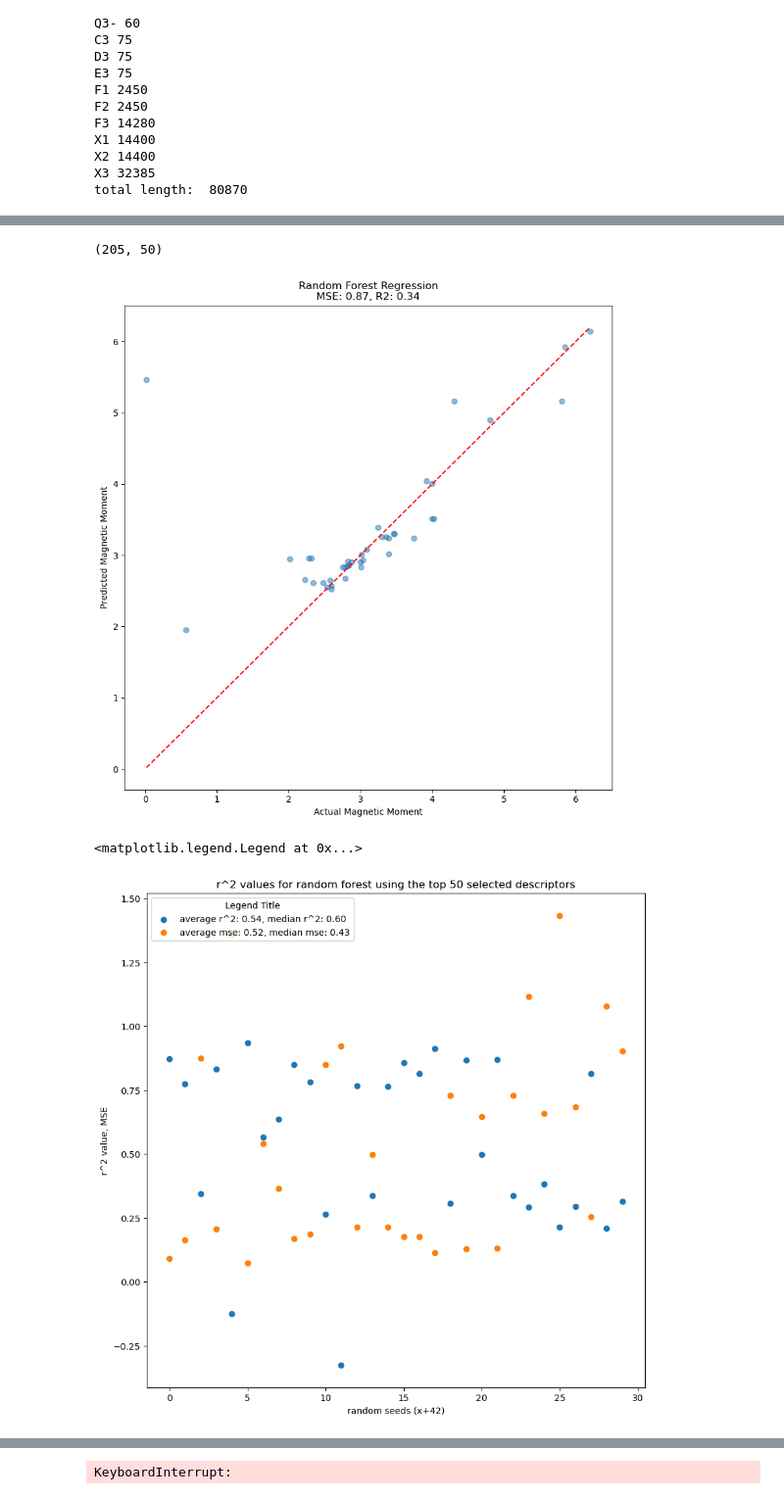
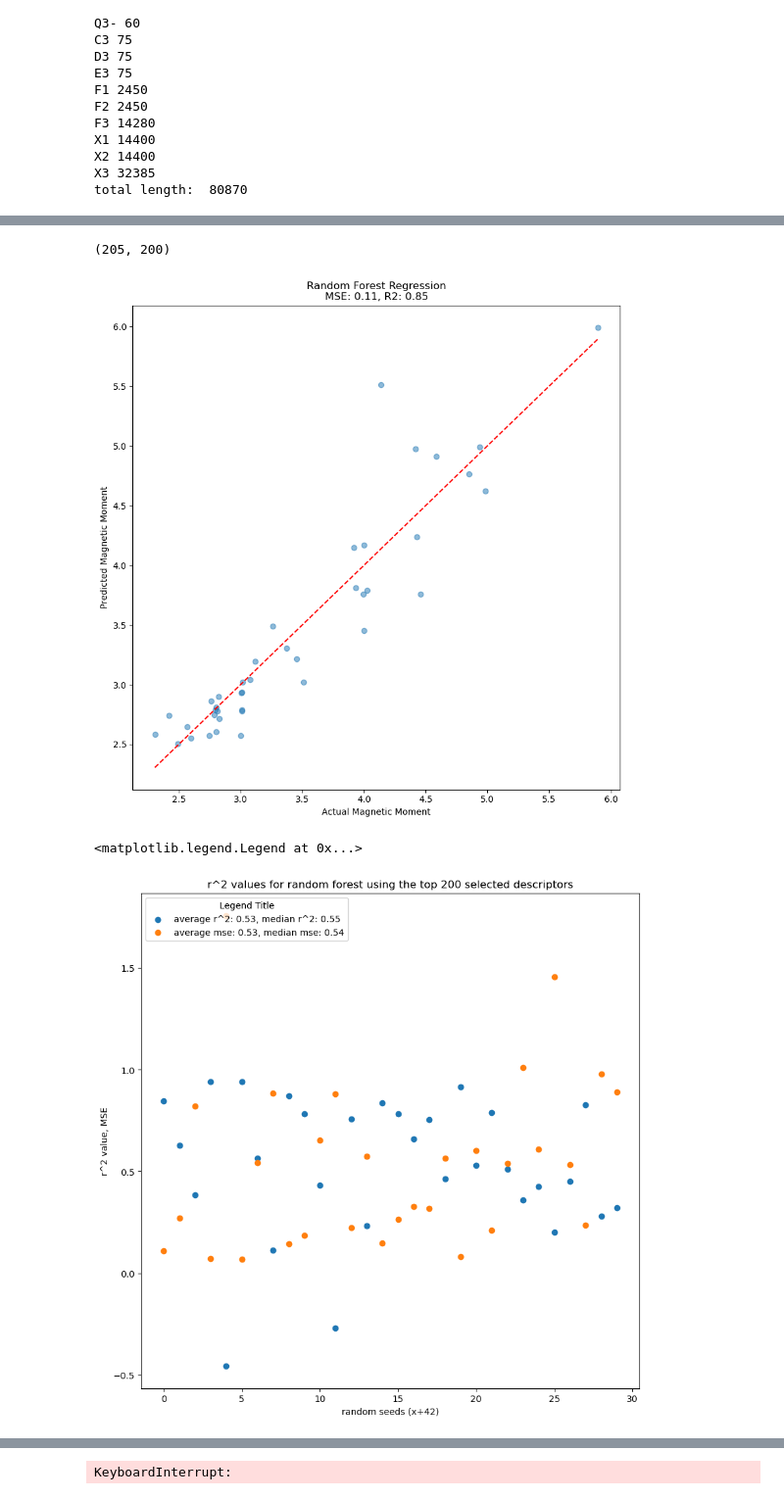
Before and after one commit to erikswanke/2d-Material-Science, a Jupyter notebook: critical role descriptor.ipynb, the cells around one changed output, grey strips where cells are left out. Shown at 98% size. Cells and saved outputs as stored; diff of their text form; code cells hidden in the pictures.

```diff
--- a/critical role descriptor.ipynb
+++ b/critical role descriptor.ipynb
@@ -557,7 +494,7 @@ y = df4['magnetic_moment']
 
 # Create a LassoCV model
 #aps = (.0001, .001)
-aps = (.01, .011)
+aps = (10, 11)
 lasso_cv = LassoCV(alphas=aps, cv=5)
 
 # Fit the model
@@ -566,4 +503,10 @@ lasso_cv.fit(X, y)
 # Get selected features (non-zero coefficients)
 selected_features = np.where(lasso_cv.coef_ != 0)[0]
 print(len(selected_features))
+afeature_importances = np.abs(lasso_cv.coef_)
+
+# Sort the selected features by importances
+sorted_indices = np.argsort(afeature_importances[selected_features])[::-1]
+sorted_selected_features = selected_features[sorted_indices]
+selected_features = sorted_selected_features
 # %% [output]
@@ -572,7 +515,7 @@ print(len(selected_features))
 # qqq
 # Select columns corresponding to the top 30 selected features
 print(len(selected_features))
-k=50
+k=200
 top_k_selected_features = selected_features[:k]
 print("indices of each selected feature: ", top_k_selected_features)
 tst = X.columns[top_k_selected_features]
@@ -585,7 +528,8 @@ X_selected = X[tst]
 # df_selected_features = pd.DataFrame(X_selected, columns=feature_names)
 
 # # # Print the new DataFrame
-print(X_selected)
+print(X_selected.head(1))
+
 # # Get the column names of the selected features from the original DataFrame
 # selected_feature_names = df4.columns[target_column_index + top_30_selected_features]
 
@@ -615,36 +559,4 @@ Index(['exp(maxSA1+maxSA2)', 'exp((maxSA1)**2)', 'exp((maxSA1+maxSA2)**2)',
 # %%
-# import numpy as np
-# import matplotlib.pyplot as plt
-# from sklearn.model_selection import train_test_split
-# from sklearn.ensemble import RandomForestRegressor
-
-# target_column_index = df4.columns.get_loc("atomic_radA1")
-# X = df4.iloc[:, target_column_index:]
-# y = df4['magnetic_moment']
-# # Split the data into training and testing sets
-# X_train, X_test, y_train, y_test = train_test_split(X, y, test_size=0.2, random_state=42)
-
-# # Initialize the Random Forest Regressor
-# rf_regressor = RandomForestRegressor(n_estimators=100, random_state=42)
-
-# # Train the Random Forest Regressor
-# rf_regressor.fit(X_train, y_train)
-
-# # Generate predictions
-# y_pred = rf_regressor.predict(X_test)
-
-# mse = mean_squared_error(y_test, y_pred)
-# r2 = r2_score(y_test, y_pred)
-
-# # Plot the predictions
-# plt.figure(figsize=(10, 10))
-# plt.scatter(y_test, y_pred, alpha=0.5)
-# plt.plot([min(y_test), max(y_test)], [min(y_test), max(y_test)], color='red', linestyle='--')
-
-# plt.xlabel('Actual Magnetic Moment')
-# plt.ylabel('Predicted Magnetic Moment')
-# plt.title(f'Random Forest Regression\nMSE: {mse:.2f}, R2: {r2:.2f}')
-# plt.show()
 import numpy as np
 import matplotlib.pyplot as plt
 from sklearn.model_selection import train_test_split
@@ -678,42 +590,42 @@ for i in range(30):
     mses.append(mse)
     r2s.append(r2)
 
-    if i == 2:
+    if i == 0:
         plt.figure(figsize=(10, 10))
         plt.scatter(y_test, y_pred, alpha=0.5)
         plt.plot([min(y_test), max(y_test)], [min(y_test), max(y_test)], color='red', linestyle='--')
 
         plt.xlabel('Actual Magnetic Moment')
         plt.ylabel('Predicted Magnetic Moment')
         plt.title(f'Random Forest Regression\nMSE: {mse:.2f}, R2: {r2:.2f}')
         plt.show()
 r2_avg = sum(r2s)/len(r2s)
 r2_median = statistics.median(r2s)
 mse_avg = sum(mses)/len(mses)
 mse_median = statistics.median(mses)
 #plot the errors and r2s
 plt.figure(figsize=(10, 10))
 plt.scatter(xs, r2s, label=f"average r^2: {r2_avg:.2f}, median r^2: {r2_median:.2f}")
 plt.scatter(xs, mses, label=f"average mse: {mse_avg:.2f}, median mse: {mse_median:.2f}")
 plt.xlabel('random seeds (x+42)')
 plt.ylabel('r^2 value, MSE')
 plt.title(f'r^2 values for random forest using the top {k} selected descriptors')
 plt.legend(loc='upper left', title='Legend Title')
 # Plot the predictions
 
 # plt.figure(figsize=(10, 10))
 # plt.scatter(y_test, y_pred, alpha=0.5)
 # plt.plot([min(y_test), max(y_test)], [min(y_test), max(y_test)], color='red', linestyle='--')
 
 # plt.xlabel('Actual Magnetic Moment')
 # plt.ylabel('Predicted Magnetic Moment')
 # plt.title(f'Random Forest Regression\nMSE: {mse:.2f}, R2: {r2:.2f}')
 # plt.show()
 # %% [output]
-(205, 50)
+(205, 200)
-[figure, old version]
+[figure, new version]
 <matplotlib.legend.Legend at 0x...>
-[figure, old version]
+[figure, new version]
 # %%
 # Print feature importances
 feature_importances = rf_regressor.feature_importances_
```
Also changed, not shown: parts of 5 cells of this notebook.
